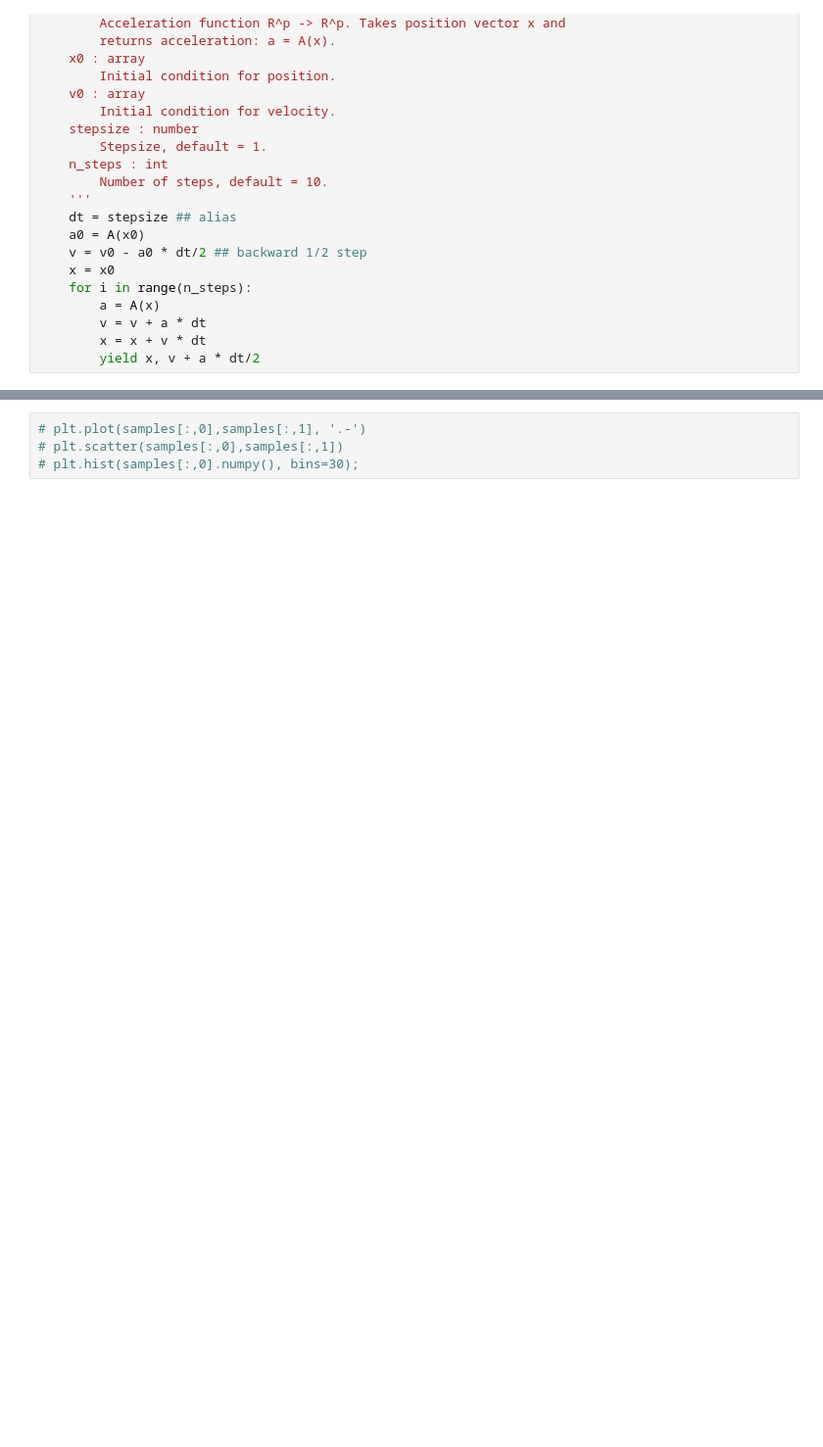
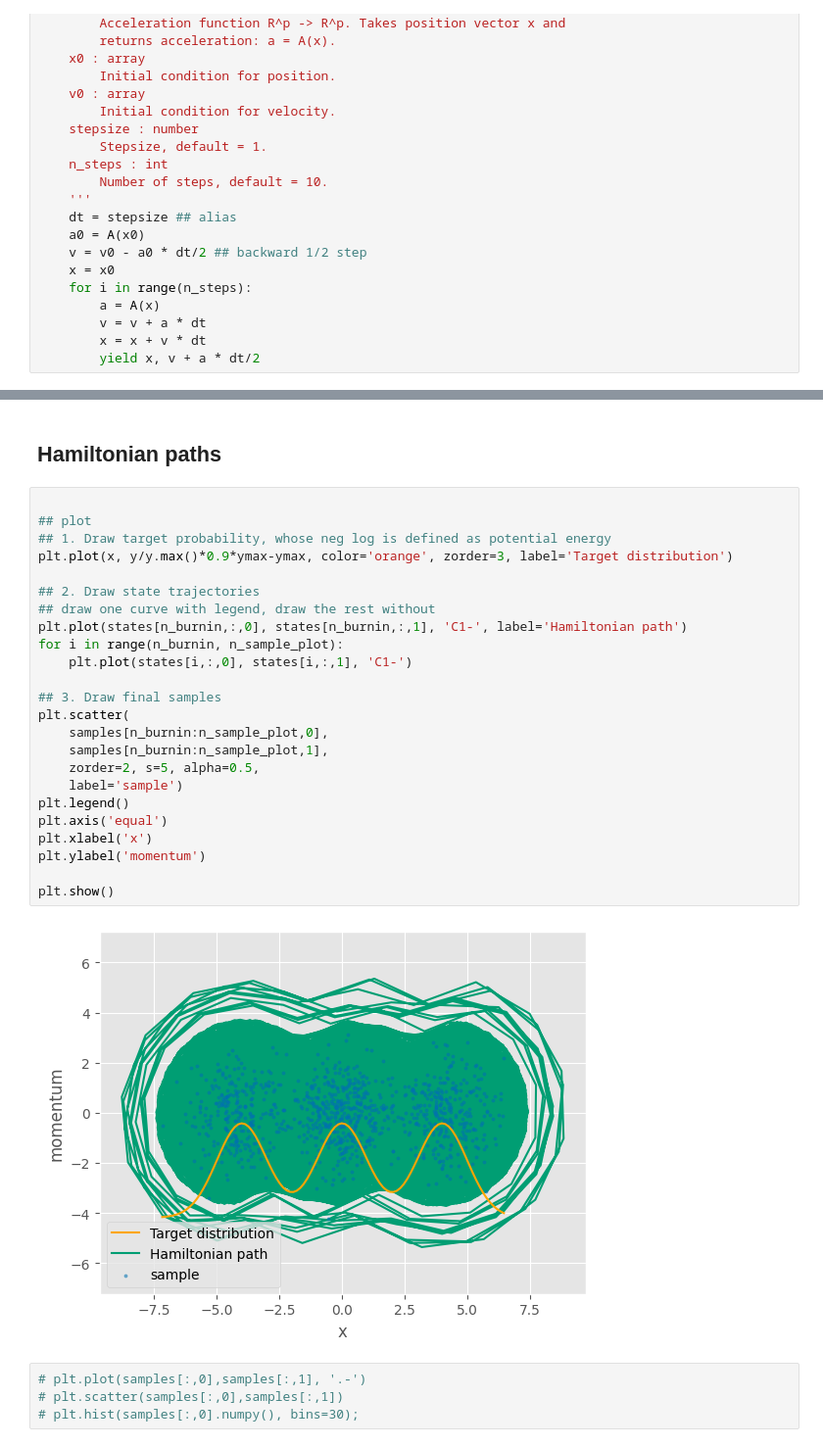
Before and after one commit to tiga1231/hamiltonian-monte-carlo, a Jupyter notebook: main.ipynb, the cells around one changed output, grey strips where cells are left out. Shown: that part at 98% size. Drawn from its saved outputs; the diff is of its cells as text; blank space fills up the shorter version.

```diff
--- a/main.ipynb
+++ b/main.ipynb
@@ -170,3 +194,31 @@ plt.show()
+# %% [markdown]
+## Hamiltonian paths
+# %%
+
+## plot
+## 1. Draw target probability, whose neg log is defined as potential energy
+plt.plot(x, y/y.max()*0.9*ymax-ymax, color='orange', zorder=3, label='Target distribution')
+
+## 2. Draw state trajectories
+## draw one curve with legend, draw the rest without
+plt.plot(states[n_burnin,:,0], states[n_burnin,:,1], 'C1-', label='Hamiltonian path')
+for i in range(n_burnin, n_sample_plot):
+    plt.plot(states[i,:,0], states[i,:,1], 'C1-')
+
+## 3. Draw final samples
+plt.scatter(
+    samples[n_burnin:n_sample_plot,0],
+    samples[n_burnin:n_sample_plot,1],
+    zorder=2, s=5, alpha=0.5,
+    label='sample')
+plt.legend()
+plt.axis('equal')
+plt.xlabel('x')
+plt.ylabel('momentum')
+
+plt.show()
+# %% [output]
+[figure, added]
 # %%
 # plt.plot(samples[:,0],samples[:,1], '.-')
 # plt.scatter(samples[:,0],samples[:,1])
```
Also changed, not shown: parts of 12 cells of this notebook.
